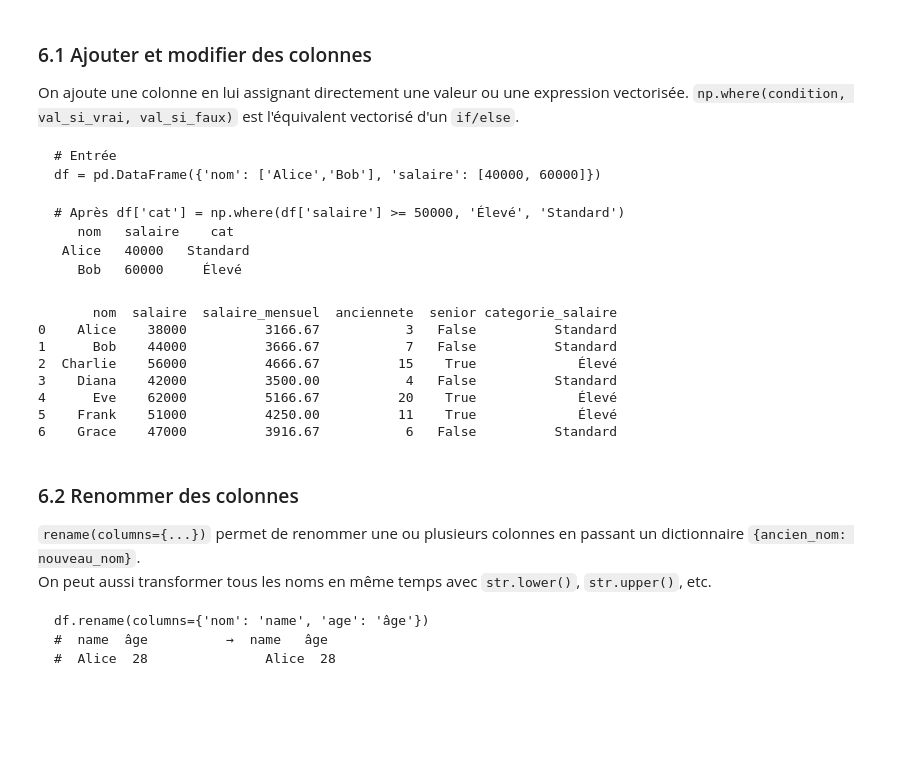
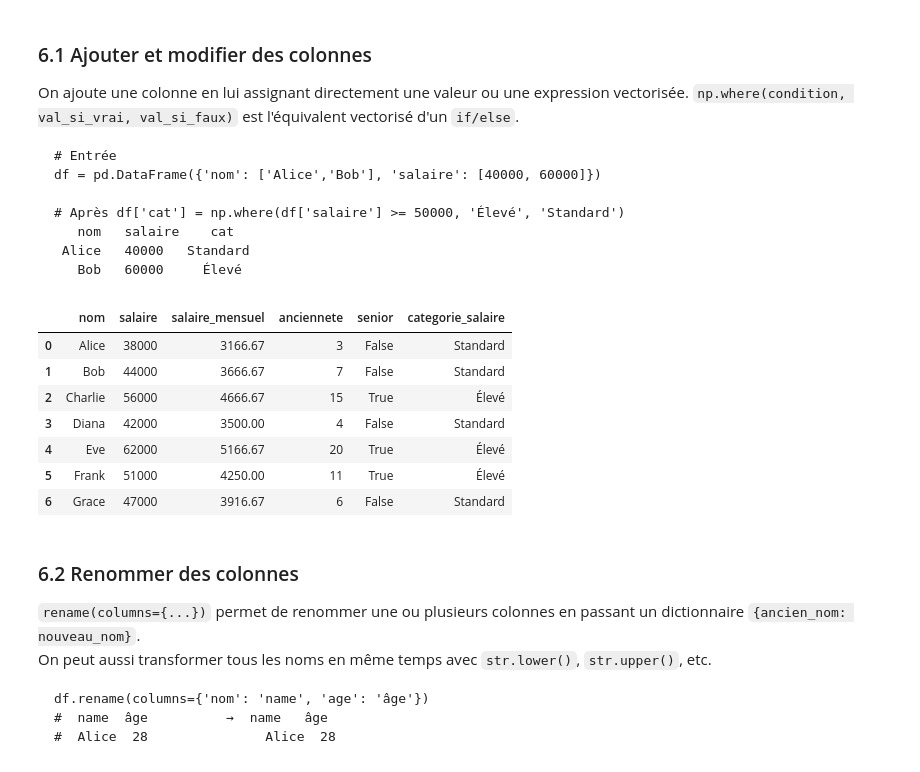
Before and after one commit to abrahamkoloboe27/python-and-data-analysis-growup-ai, a Jupyter notebook: notebooks/cours_pandas.ipynb, the cells around one changed output. Cells and saved outputs as stored; diff of their text form; code cells hidden in the pictures; blank space fills up the shorter version.

```diff
--- a/notebooks/cours_pandas.ipynb
+++ b/notebooks/cours_pandas.ipynb
@@ -812,25 +816,25 @@ df = pd.DataFrame({'nom': ['Alice','Bob'], 'salaire': [40000, 60000]})
 # %%
 df = employes.copy()  # travailler sur une copie
 
 # Ajouter une colonne calculée
 df['salaire_mensuel'] = (df['salaire'] / 12).round(2)
 
 # Ajouter une colonne basée sur une condition
 df['senior'] = df['anciennete'] >= 10
 
 # Ajouter avec np.where (if/else vectorisé)
 df['categorie_salaire'] = np.where(df['salaire'] >= 50000, 'Élevé', 'Standard')
 
-print(df[['nom', 'salaire', 'salaire_mensuel', 'anciennete', 'senior', 'categorie_salaire']])
+df[['nom', 'salaire', 'salaire_mensuel', 'anciennete', 'senior', 'categorie_salaire']]
 # %% [output]
-       nom  salaire  salaire_mensuel  anciennete  senior categorie_salaire
-0    Alice    38000          3166.67           3   False          Standard
-1      Bob    44000          3666.67           7   False          Standard
-2  Charlie    56000          4666.67          15    True             Élevé
-3    Diana    42000          3500.00           4   False          Standard
-4      Eve    62000          5166.67          20    True             Élevé
-5    Frank    51000          4250.00          11    True             Élevé
-6    Grace    47000          3916.67           6   False          Standard
+|  | nom | salaire | salaire_mensuel | anciennete | senior | categorie_salaire |
+| 0 | Alice | 38000 | 3166.67 | 3 | False | Standard |
+| 1 | Bob | 44000 | 3666.67 | 7 | False | Standard |
+| 2 | Charlie | 56000 | 4666.67 | 15 | True | Élevé |
+| 3 | Diana | 42000 | 3500.00 | 4 | False | Standard |
+| 4 | Eve | 62000 | 5166.67 | 20 | True | Élevé |
+| 5 | Frank | 51000 | 4250.00 | 11 | True | Élevé |
+| 6 | Grace | 47000 | 3916.67 | 6 | False | Standard |
 # %% [markdown]
 ### 6.2 Renommer des colonnes
 
```
Also changed, not shown: parts of 11 cells of this notebook.
